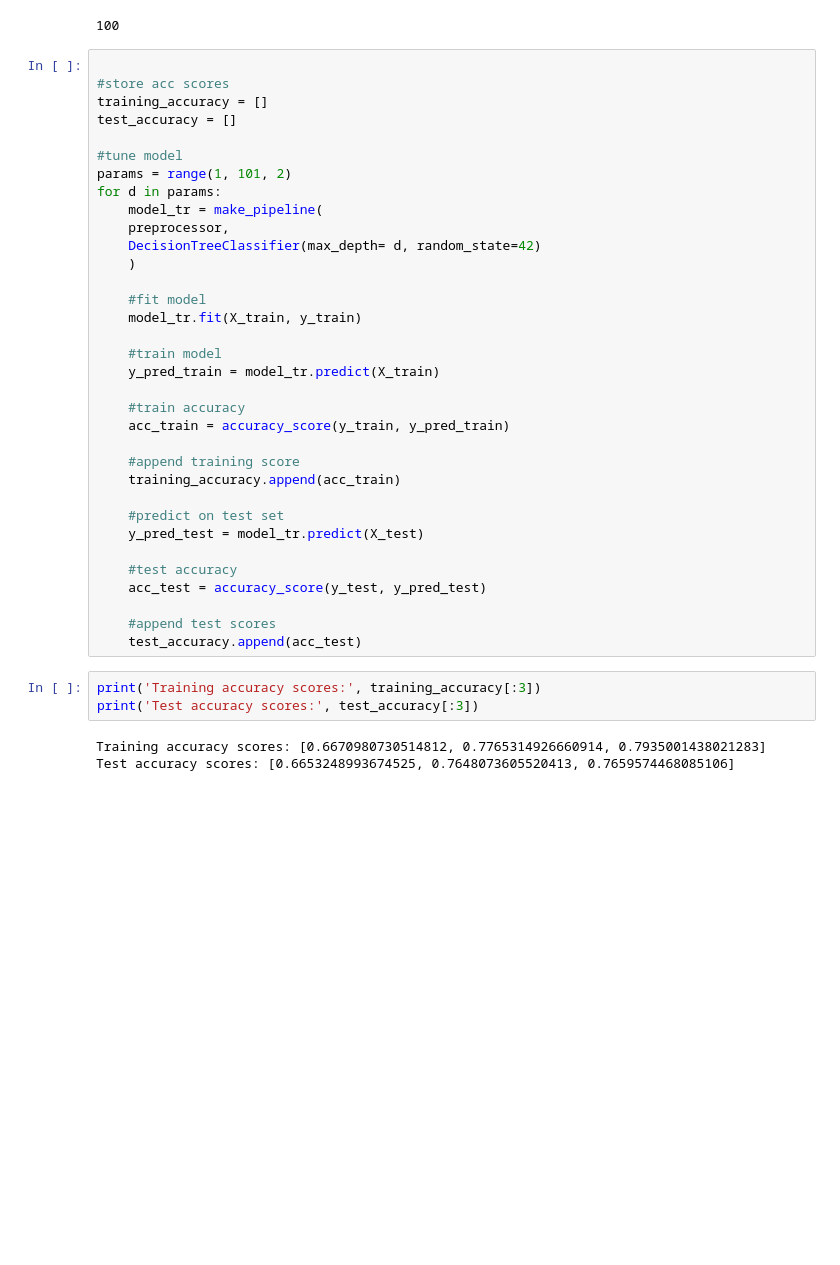
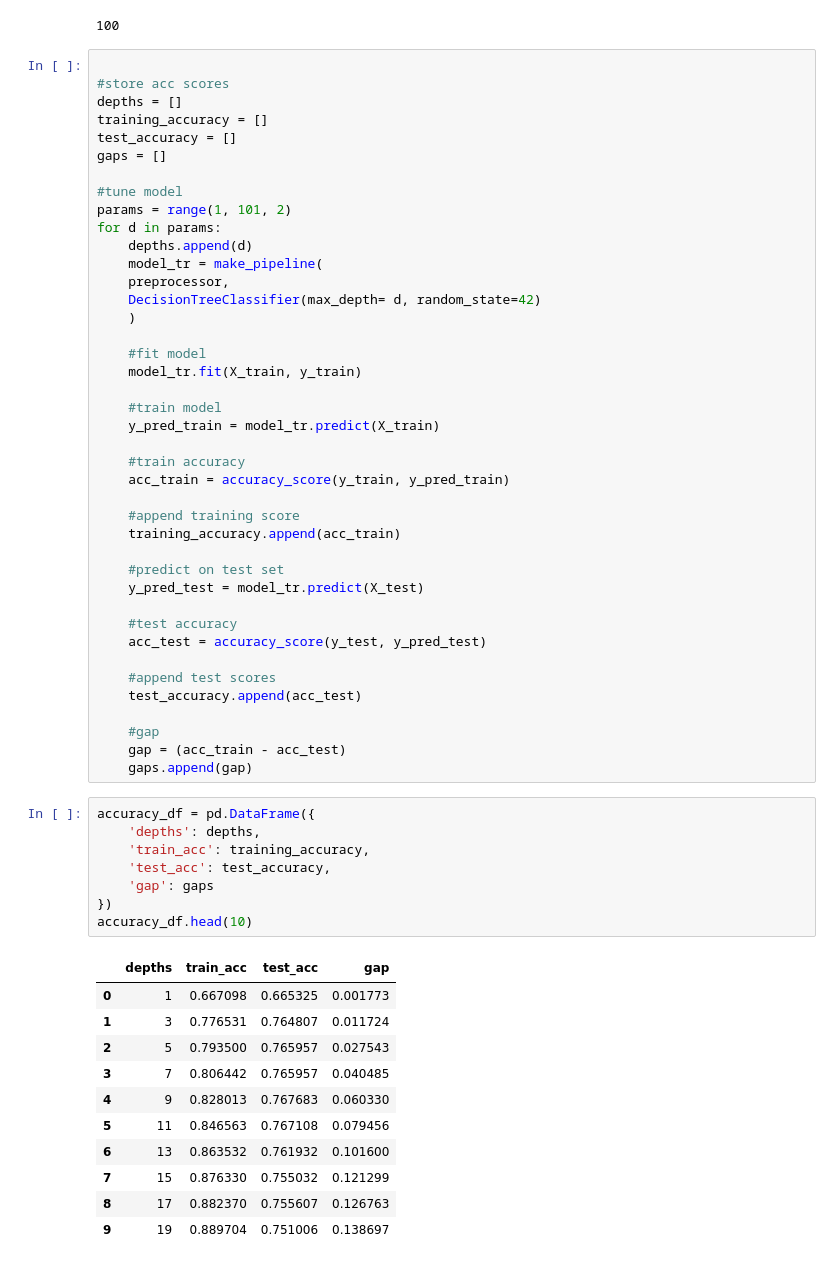
Before and after one commit to pabrokim/space-ship-titanic-classification, a Jupyter notebook: titanic.ipynb, the cells around one changed output. Drawn from its saved outputs; the diff is of its cells as text; blank space fills up the shorter version.

```diff
--- a/titanic.ipynb
+++ b/titanic.ipynb
@@ -273,12 +273,15 @@ depth
 # %%
 
 #store acc scores
+depths = []
 training_accuracy = []
 test_accuracy = []
+gaps = []
 
 #tune model
 params = range(1, 101, 2)
 for d in params:
+    depths.append(d)
     model_tr = make_pipeline(
     preprocessor,
     DecisionTreeClassifier(max_depth= d, random_state=42)
@@ -304,12 +307,30 @@ for d in params:
 
     #append test scores
     test_accuracy.append(acc_test)
+
+    #gap
+    gap = (acc_train - acc_test)
+    gaps.append(gap)
-# %%
-print('Training accuracy scores:', training_accuracy[:3])
-print('Test accuracy scores:', test_accuracy[:3])
-# %% [output]
-Training accuracy scores: [0.6670980730514812, 0.7765314926660914, 0.7935001438021283]
-Test accuracy scores: [0.6653248993674525, 0.7648073605520413, 0.7659574468085106]
+# %%
+accuracy_df = pd.DataFrame({
+    'depths': depths,
+    'train_acc': training_accuracy,
+    'test_acc': test_accuracy,
+    'gap': gaps
+})
+accuracy_df.head(10)
+# %% [output]
+|  | depths | train_acc | test_acc | gap |
+| 0 | 1 | 0.667098 | 0.665325 | 0.001773 |
+| 1 | 3 | 0.776531 | 0.764807 | 0.011724 |
+| 2 | 5 | 0.793500 | 0.765957 | 0.027543 |
+| 3 | 7 | 0.806442 | 0.765957 | 0.040485 |
+| 4 | 9 | 0.828013 | 0.767683 | 0.060330 |
+| 5 | 11 | 0.846563 | 0.767108 | 0.079456 |
+| 6 | 13 | 0.863532 | 0.761932 | 0.101600 |
+| 7 | 15 | 0.876330 | 0.755032 | 0.121299 |
+| 8 | 17 | 0.882370 | 0.755607 | 0.126763 |
+| 9 | 19 | 0.889704 | 0.751006 | 0.138697 |
 # %%
 fig, ax = plt.subplots(figsize=(12,6))
 ax.plot(training_accuracy, color='red', label='training')
```
Also changed, not shown: parts of 1 cell of this notebook.
